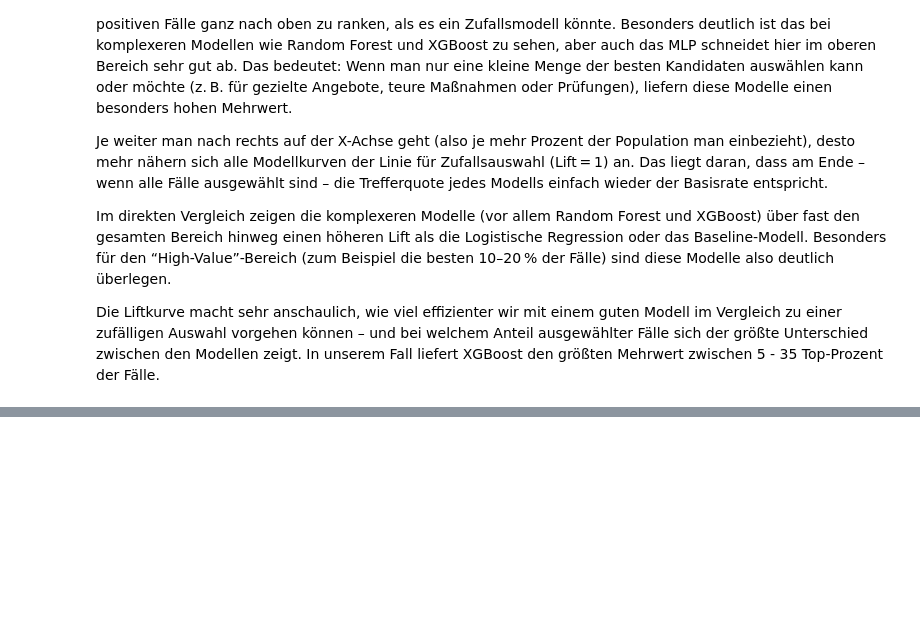
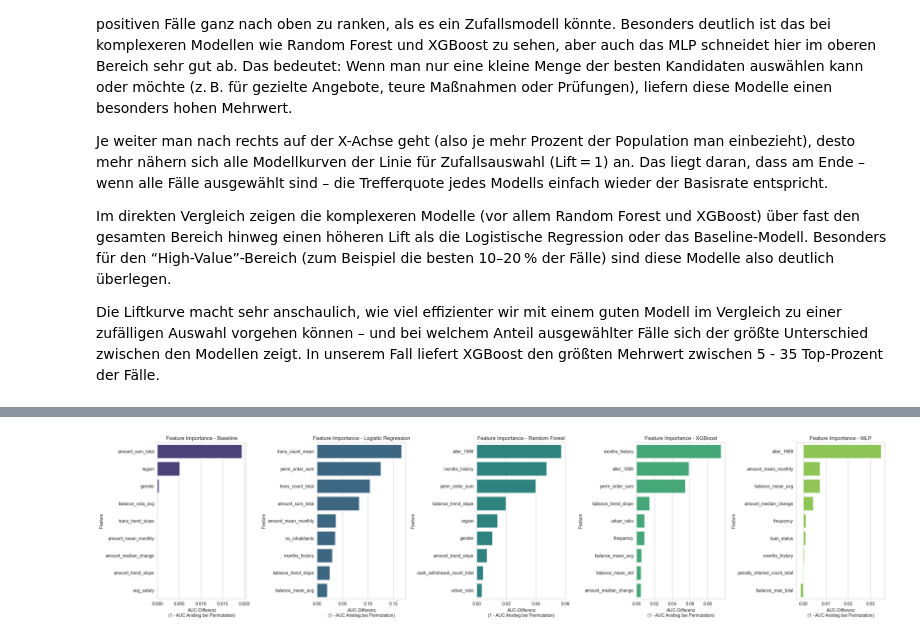
Before and after one commit to Steff72/aml_challenge, a Jupyter notebook: aml_challenge.ipynb, the cells around one changed output, grey strips where cells are left out. Saved outputs shown, nothing was run; the diff lists cells and outputs as text; code cells hidden in the pictures; blank space fills up the shorter version.

```diff
--- a/aml_challenge.ipynb
+++ b/aml_challenge.ipynb
@@ -3149,0 +3171,65 @@ Die Liftkurve macht sehr anschaulich, wie viel effizienter wir mit einem guten M
+# %%
+# DALEX-Explainer für jedes Modell erstellen (unter Verwendung der Testdaten)
+import dalex as dx
+
+exp_xgb = dx.Explainer(grid_xgb, X_test_full, y_test_full, label="XGBoost")
+exp_lr  = dx.Explainer(grid_lr,  X_test_full, y_test_full, label="Logistic Regression")
+exp_rf  = dx.Explainer(grid_rf,  X_test_full, y_test_full, label="Random Forest")
+exp_mlp = dx.Explainer(grid_mlp, X_test_full, y_test_full, label="MLP")
+exp_base= dx.Explainer(baseline, X_test_full, y_test_full, label="Baseline")
+
+# Permutation Feature Importance für jedes Modell berechnen (1-AUC Differenz)
+imp_xgb = exp_xgb.model_parts(loss_function="1-auc", type='difference', B=1, label="XGBoost")
+imp_lr  = exp_lr.model_parts(loss_function="1-auc",  type='difference', B=1, label="LogisticReg")
+imp_rf  = exp_rf.model_parts(loss_function="1-auc",  type='difference', B=1, label="RandomForest")
+imp_mlp = exp_mlp.model_parts(loss_function="1-auc", type='difference', B=1, label="MLP")
+imp_base= exp_base.model_parts(loss_function="1-auc", type='difference', B=1, label="Baseline")
+
+# Ergebnisse als DataFrames extrahieren
+df_xgb  = imp_xgb.result;   df_xgb  = df_xgb[df_xgb.variable != "_full_model_"]
+df_lr   = imp_lr.result;    df_lr   = df_lr[df_lr.variable != "_full_model_"]
+df_rf   = imp_rf.result;    df_rf   = df_rf[df_rf.variable != "_full_model_"]
+df_mlp  = imp_mlp.result;   df_mlp  = df_mlp[df_mlp.variable != "_full_model_"]
+df_base = imp_base.result;  df_base = df_base[df_base.variable != "_full_model_"]
+
+# DataFrames nach Wichtigkeit sortieren und Top-N Features auswählen (z.B. Top 10)
+top_n = 10
+df_xgb_top = df_xgb.sort_values("dropout_loss", ascending=False).head(top_n)
+df_lr_top  = df_lr.sort_values("dropout_loss", ascending=False).head(top_n)
+df_rf_top  = df_rf.sort_values("dropout_loss", ascending=False).head(top_n)
+df_mlp_top = df_mlp.sort_values("dropout_loss", ascending=False).head(top_n)
+df_base_top = df_base.sort_values("dropout_loss", ascending=False).head(top_n)
+
+# Plot-Einstellungen: Seaborn mit viridis-Palette
+import seaborn as sns
+import matplotlib.pyplot as plt
+sns.set_style("whitegrid")
+sns.set_palette("viridis")
+
+fig, axes = plt.subplots(1, 5, figsize=(25, 6))  # 5 Plots nebeneinander für XGB, LR, RF, MLP, BL
+plots = [
+    (df_base_top, "Baseline"),
+    (df_lr_top,   "Logistic Regression"),
+    (df_rf_top,   "Random Forest"),
+    (df_xgb_top,  "XGBoost"),
+    (df_mlp_top,  "MLP"),
+]
+
+# Filter für _baseline_
+def filter_df_for_plot(df):
+    return df[~df['variable'].str.startswith('_')]
+plots = [(filter_df_for_plot(df), title) for df, title in plots]
+
+# Mapping: Modell -> Farbe
+model_palette = dict(zip(model_names, palette))
+
+# Barplots für jedes Modell erstellen
+for ax, (df_top, title) in zip(axes, plots):
+    color = model_palette[title]
+    sns.barplot(y="variable", x="dropout_loss", data=df_top, ax=ax, color=color)
+    ax.set_title(f"Feature Importance - {title}")
+    ax.set_xlabel("AUC-Differenz\n(1 - AUC Anstieg bei Permutation)")
+    ax.set_ylabel("Feature")
+plt.tight_layout()
+plt.show()
+# %% [output]
@@ -3149,0 +3253 @@ Die Liftkurve macht sehr anschaulich, wie viel effizienter wir mit einem guten M
+[figure, added]
```
Also changed, not shown: parts of 17 cells of this notebook, 2 other files.
